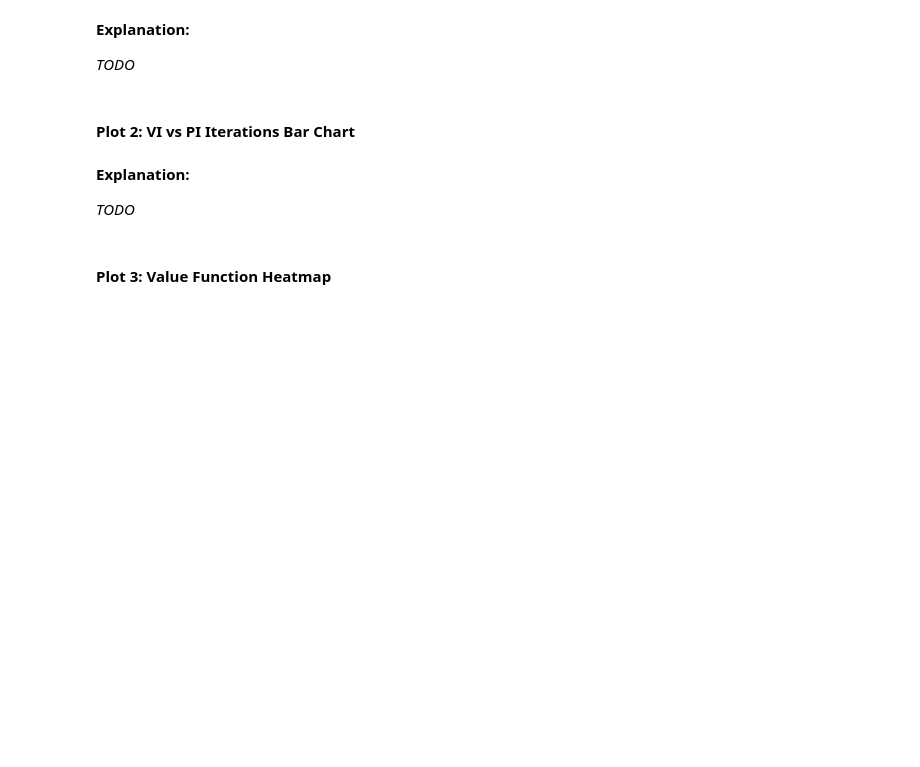
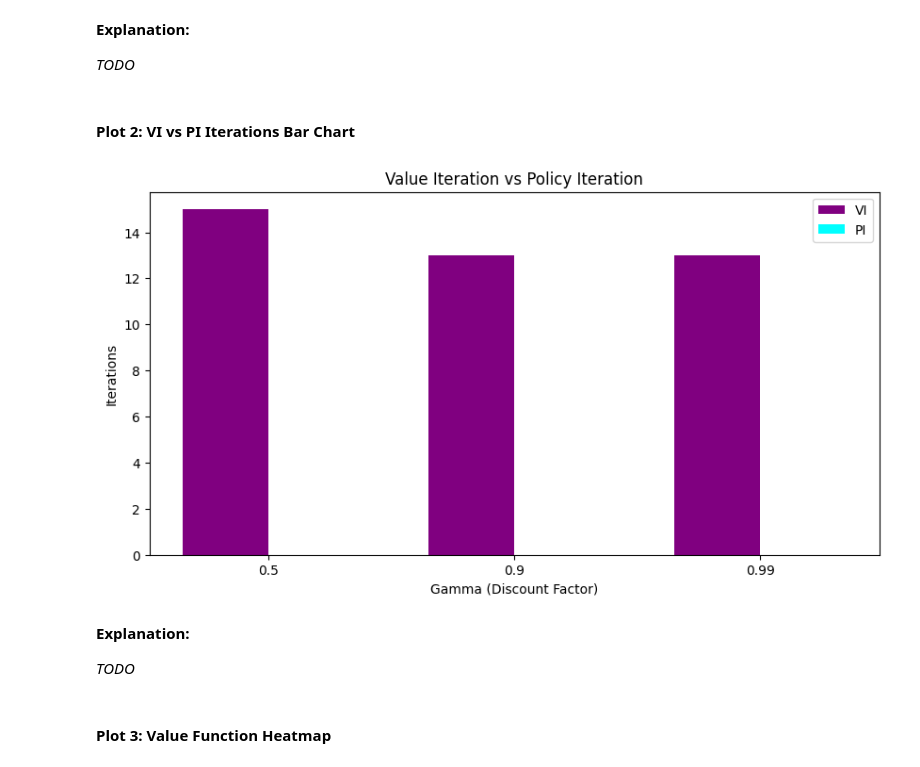
Before and after one commit to MoazGehad/DP_Reinforcement_Learning, a Jupyter notebook: Assignment1_DP_RL.ipynb, the cells around one changed output. Drawn from its saved outputs; the diff is of its cells as text; code cells hidden in the pictures; blank space fills up the shorter version.

```diff
--- a/Assignment1_DP_RL.ipynb
+++ b/Assignment1_DP_RL.ipynb
@@ -537,26 +567,26 @@ Run both algorithms with gamma in {0.50, 0.90, 0.99}.
 # %% [markdown]
 ### 3.0 Run Experiments
 # %%
-# gamma_values = [0.50, 0.90, 0.99]
-# theta = 1e-8
-# env = TaxiEnvironment()
-# planner = Planner(env)
-# vis = Visualiser()
+gamma_values = [0.50, 0.90, 0.99]
+theta = 1e-8
+env = TaxiEnvironment()
+planner = Planner(env)
+vis = Visualiser()
 
-# results = {}
-# for gamma in gamma_values:
-#     vi_agent = planner.run_value_iteration(gamma=gamma, theta=theta)
-#     pi_agent = planner.run_policy_iteration(gamma=gamma, theta=theta)
-#     policies_match = np.array_equal(vi_agent.policy, pi_agent.policy)
+results = {}
+for gamma in gamma_values:
+    vi_agent_obj, vi_time = planner.run_value_iteration(gamma=gamma, theta=theta)
+    pi_agent_obj, pi_time = planner.run_policy_iteration(gamma=gamma, theta=theta)
+    policies_match = np.array_equal(vi_agent_obj.policy, pi_agent_obj.policy)
 
-#     results[gamma] = {
-#         'vi_agent': vi_agent,
-#         'pi_agent': pi_agent,
-#         'vi_iterations': len(vi_agent.convergence_history),
-#         'pi_iterations': pi_agent.n_policy_changes,
-#         'policies_identical': policies_match,
-#     }
+    results[gamma] = {
+        'vi_agent': vi_agent_obj,
+        'pi_agent': pi_agent_obj,
+        'vi_iterations': len(vi_agent_obj.convergence_history),
+        'pi_iterations': len(pi_agent_obj.eval_loops_per_iteration), # Corrected to reflect number of policy improvement iterations
+        'policies_identical': policies_match,
+    }
 
-#     print(f'gamma={gamma}: VI={len(vi_agent.convergence_history)} iters, '
-#           f'PI={pi_agent.n_policy_changes} changes, '
-#           f'Match={policies_match}')
+    print(f'gamma={gamma}: VI={len(vi_agent_obj.convergence_history)} iters, '
+          f'PI={len(pi_agent_obj.eval_loops_per_iteration)} iters, ' # Corrected
+          f'Match={policies_match}')
@@ -592,7 +634,9 @@ Run both algorithms with gamma in {0.50, 0.90, 0.99}.
 # %% [markdown]
 #### Plot 2: VI vs PI Iterations Bar Chart
 # %%
-# vis.plot_gamma_comparison(results, title='Value Iteration vs Policy Iteration')
+vis.plot_gamma_comparison(results, title='Value Iteration vs Policy Iteration')
+# %% [output]
+[figure, added]
 # %% [markdown]
 **Explanation:**
 
```
Also changed, not shown: parts of 11 cells of this notebook.
